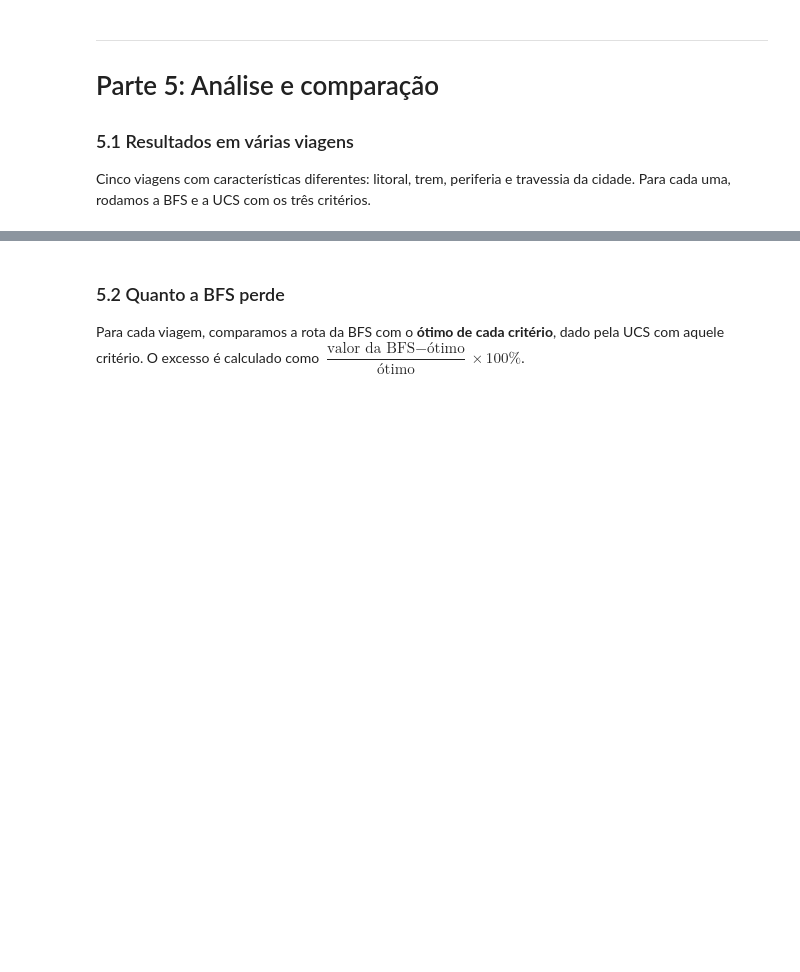
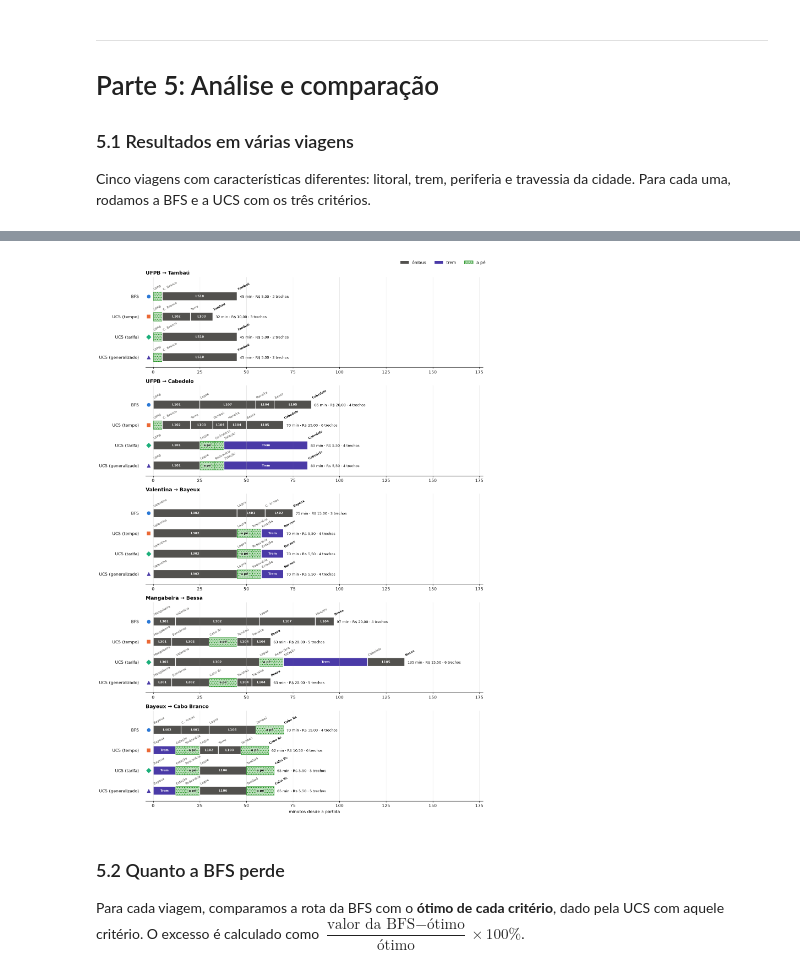
Before and after one commit to malu-zinha/ucs-bfs, a Jupyter notebook: notebooks/ucs_vs_bfs_transporte.ipynb, the cells around one changed output, grey strips where cells are left out. Cells and saved outputs as stored; diff of their text form; code cells hidden in the pictures; blank space fills up the shorter version.

```diff
--- a/notebooks/ucs_vs_bfs_transporte.ipynb
+++ b/notebooks/ucs_vs_bfs_transporte.ipynb
@@ -1192,3 +1198,15 @@ resultados[["rota", "trechos", "tempo (min)", "tarifa (R$)", "custo generalizado
+# %%
+xmax_viagens = resultados["tempo (min)"].max()   # mesma escala horizontal em todos os painéis
+fig, eixos = plt.subplots(len(VIAGENS), 1, figsize=(13, 3.7 * len(VIAGENS)))
+for ax, (o, d) in zip(eixos, VIAGENS):
+    desenhar_itinerarios(rodar_todos(o, d), ax=ax, xmax=xmax_viagens, titulo=f"{o} → {d}")
+    ax.set_xlabel("")
+eixos[-1].set_xlabel("minutos desde a partida")
+fig.legend(handles=LEGENDA_MODOS, loc="upper right", ncol=3, frameon=False)
+fig.tight_layout(rect=(0, 0, 1, 0.985))
+plt.show()
+# %% [output]
+[figure, added]
 # %% [markdown]
 ### 5.2 Quanto a BFS perde
 
```
Also changed, not shown: parts of 15 cells of this notebook.
